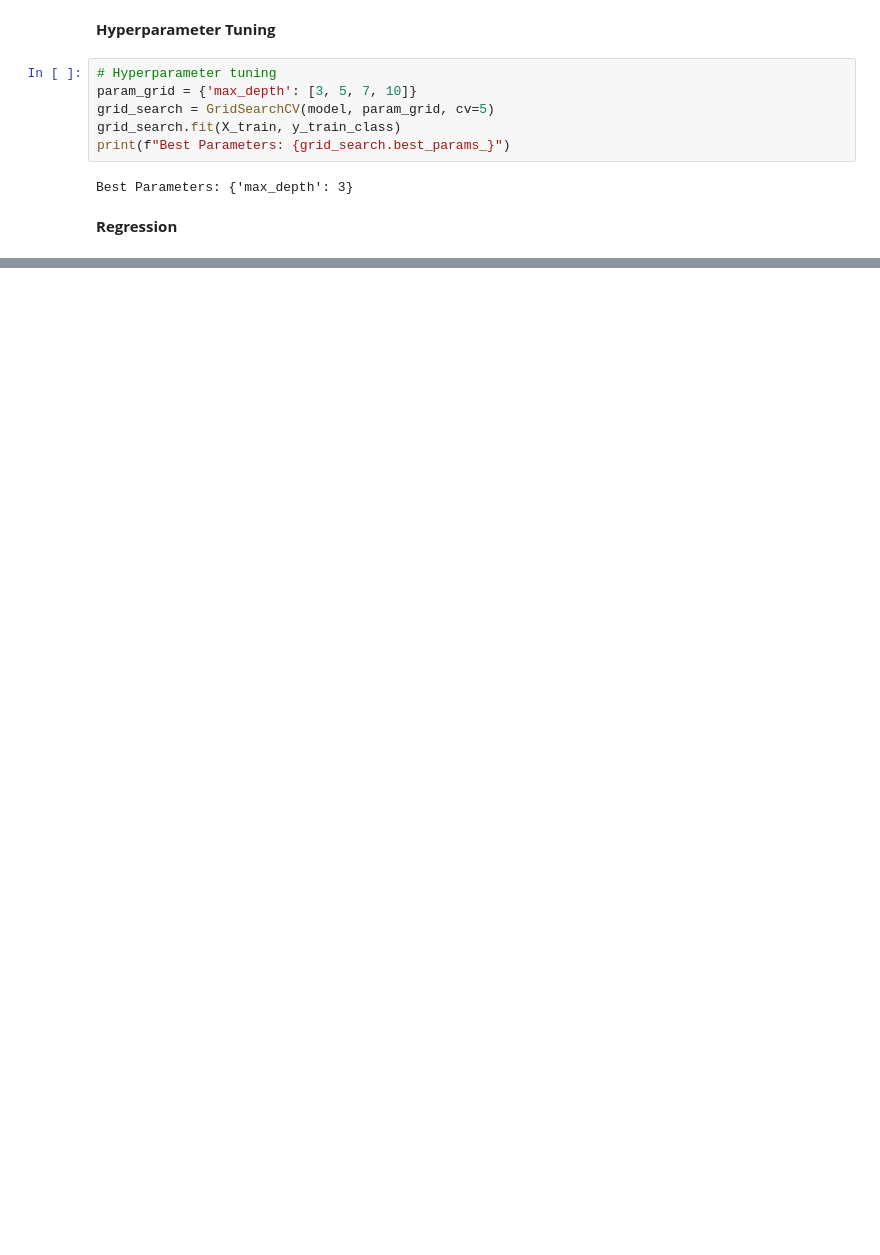
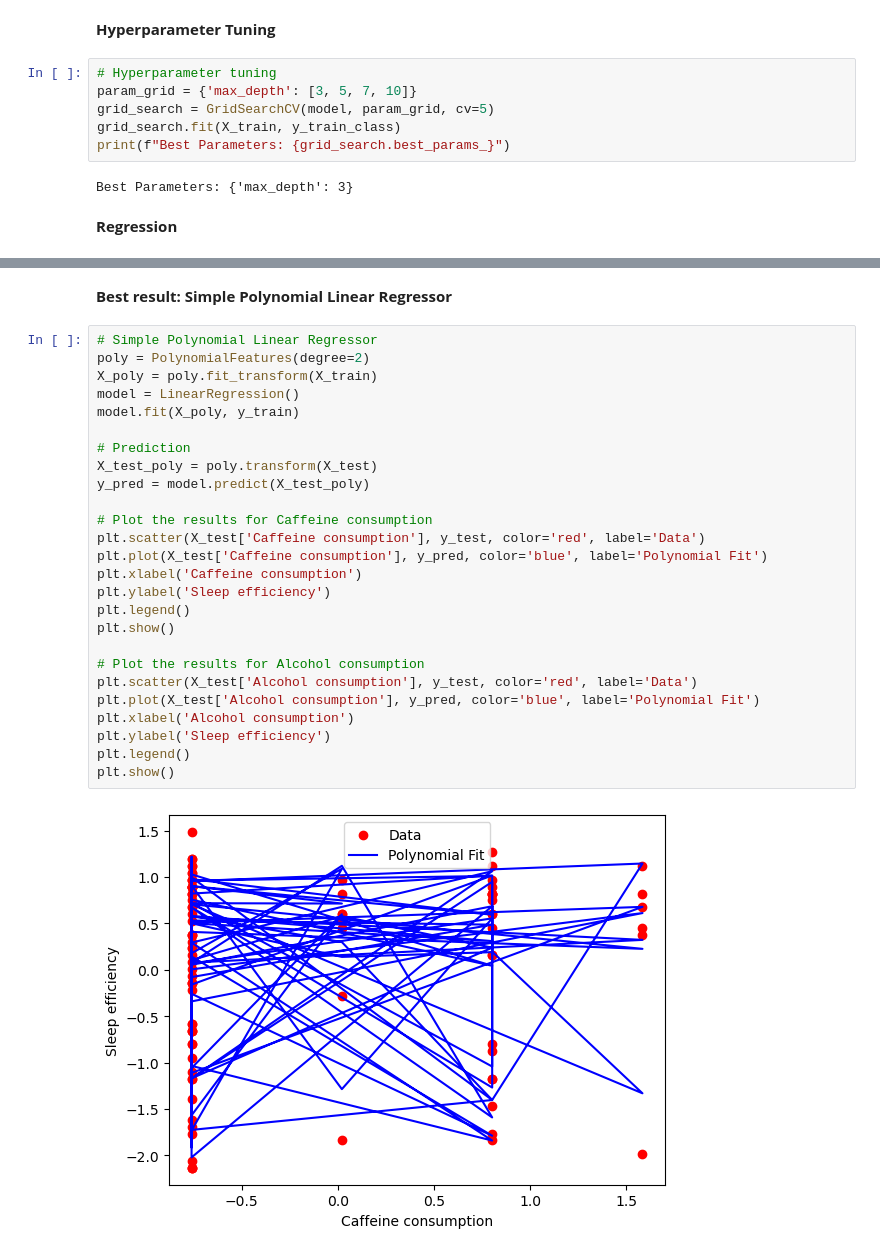
Before and after one commit to Jelles/ML-Model, a Jupyter notebook: Data Analysis - Gilbert.ipynb, the cells around one changed output, grey strips where cells are left out. Cells and saved outputs as stored; diff of their text form; blank space fills up the shorter version.

Commit message:
added a scatterplot

```diff
--- a/Data Analysis - Gilbert.ipynb
+++ b/Data Analysis - Gilbert.ipynb
@@ -391,0 +385,30 @@ Mean Squared Error: 0.3235427390821548
+# %% [markdown]
+**Best result: Simple Polynomial Linear Regressor**
+# %%
+# Simple Polynomial Linear Regressor
+poly = PolynomialFeatures(degree=2)
+X_poly = poly.fit_transform(X_train)
+model = LinearRegression()
+model.fit(X_poly, y_train)
+
+# Prediction
+X_test_poly = poly.transform(X_test)
+y_pred = model.predict(X_test_poly)
+
+# Plot the results for Caffeine consumption
+plt.scatter(X_test['Caffeine consumption'], y_test, color='red', label='Data')
+plt.plot(X_test['Caffeine consumption'], y_pred, color='blue', label='Polynomial Fit')
+plt.xlabel('Caffeine consumption')
+plt.ylabel('Sleep efficiency')
+plt.legend()
+plt.show()
+
+# Plot the results for Alcohol consumption
+plt.scatter(X_test['Alcohol consumption'], y_test, color='red', label='Data')
+plt.plot(X_test['Alcohol consumption'], y_pred, color='blue', label='Polynomial Fit')
+plt.xlabel('Alcohol consumption')
+plt.ylabel('Sleep efficiency')
+plt.legend()
+plt.show()
+# %% [output]
+[figure, added]
```
Also changed, not shown: parts of 6 cells of this notebook, 7 other files.
